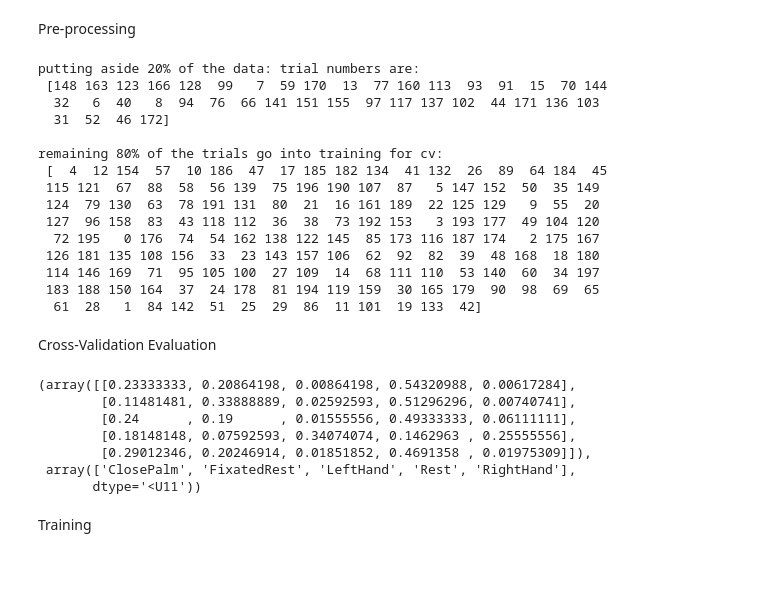
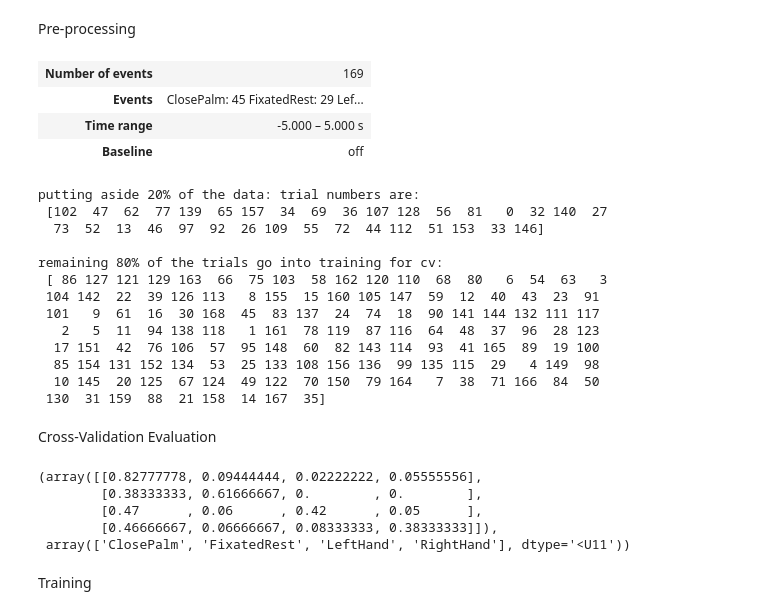
Before and after one commit to Giladsc/3rd_arm_MI, a Jupyter notebook: notebooks/Main_Experiment.ipynb, the cells around one changed output. Cells and saved outputs as stored; diff of their text form; code cells hidden in the pictures; blank space fills up the shorter version.

Commit message:
Added full epoch classification metrics

```diff
--- a/notebooks/Main_Experiment.ipynb
+++ b/notebooks/Main_Experiment.ipynb
@@ -156,3 +186,10 @@ Pre-processing
+# %%
+epochs
+# %% [output]
+| Number of events | 169 |
+| Events | ClosePalm: 45 FixatedRest: 29 Lef... |
+| Time range | -5.000 – 5.000 s |
+| Baseline | off |
 # %%
 events = epochs.events
 event_dict = epochs.event_id
@@ -168,7 +205,7 @@ train_set_labels=returned_dict['train_set_labels']
 validation_set_labels=returned_dict['validation_set_labels']
 validation_set_data_uncropped=returned_dict['validation_set_data_uncropped']
 #define cv on the data:
-cv = StratifiedShuffleSplit(10, test_size=0.2, random_state=random.randrange(1,80))
+cv = StratifiedShuffleSplit(10, test_size=0.2, random_state=22)
 cv_split = cv.split(epochs_cropped.get_data(),events[:,2])
 
 #filter bank related:
@@ -207,20 +244,18 @@ test_data_y_labels=np.array([triggers_label_dict[cur_y] for cur_y in validation_
 augmented_y_labels=np.array([triggers_label_dict[cur_y] for cur_y in augmented_y])
 # %% [output]
 putting aside 20% of the data: trial numbers are:
- [148 163 123 166 128  99   7  59 170  13  77 160 113  93  91  15  70 144
-  32   6  40   8  94  76  66 141 151 155  97 117 137 102  44 171 136 103
-  31  52  46 172]
+ [102  47  62  77 139  65 157  34  69  36 107 128  56  81   0  32 140  27
+  73  52  13  46  97  92  26 109  55  72  44 112  51 153  33 146]
 
 remaining 80% of the trials go into training for cv:
- [  4  12 154  57  10 186  47  17 185 182 134  41 132  26  89  64 184  45
- 115 121  67  88  58  56 139  75 196 190 107  87   5 147 152  50  35 149
- 124  79 130  63  78 191 131  80  21  16 161 189  22 125 129   9  55  20
- 127  96 158  83  43 118 112  36  38  73 192 153   3 193 177  49 104 120
-  72 195   0 176  74  54 162 138 122 145  85 173 116 187 174   2 175 167
- 126 181 135 108 156  33  23 143 157 106  62  92  82  39  48 168  18 180
- 114 146 169  71  95 105 100  27 109  14  68 111 110  53 140  60  34 197
- 183 188 150 164  37  24 178  81 194 119 159  30 165 179  90  98  69  65
-  61  28   1  84 142  51  25  29  86  11 101  19 133  42]
+ [ 86 127 121 129 163  66  75 103  58 162 120 110  68  80   6  54  63   3
+ 104 142  22  39 126 113   8 155  15 160 105 147  59  12  40  43  23  91
+ 101   9  61  16  30 168  45  83 137  24  74  18  90 141 144 132 111 117
+   2   5  11  94 138 118   1 161  78 119  87 116  64  48  37  96  28 123
+  17 151  42  76 106  57  95 148  60  82 143 114  93  41 165  89  19 100
+  85 154 131 152 134  53  25 133 108 156 136  99 135 115  29   4 149  98
+  10 145  20 125  67 124  49 122  70 150  79 164   7  38  71 166  84  50
+ 130  31 159  88  21 158  14 167  35]
 # %% [markdown]
 Cross-Validation Evaluation
 # %%
@@ -228,14 +263,14 @@ scores_windows, folds_confusion_matrices_per_window, w_times =run_windowed_class
 # %%
 plot_accuracy_over_time(scores_windows, w_times, params_dict, axes_handle=None)
 plot_average_confusion_fixed_cv(folds_confusion_matrices_per_window, w_times, t_start=-2, t_end=0)
+plot_average_confusion_fixed_cv(folds_confusion_matrices_per_window, w_times, t_start=2, t_end=5)
+plot_average_confusion_fixed_cv(folds_confusion_matrices_per_window, w_times, t_start=0, t_end=5)
 # %% [output]
-(array([[0.23333333, 0.20864198, 0.00864198, 0.54320988, 0.00617284],
-        [0.11481481, 0.33888889, 0.02592593, 0.51296296, 0.00740741],
-        [0.24      , 0.19      , 0.01555556, 0.49333333, 0.06111111],
-        [0.18148148, 0.07592593, 0.34074074, 0.1462963 , 0.25555556],
-        [0.29012346, 0.20246914, 0.01851852, 0.4691358 , 0.01975309]]),
- array(['ClosePalm', 'FixatedRest', 'LeftHand', 'Rest', 'RightHand'],
-       dtype='<U11'))
+(array([[0.82777778, 0.09444444, 0.02222222, 0.05555556],
+        [0.38333333, 0.61666667, 0.        , 0.        ],
+        [0.47      , 0.06      , 0.42      , 0.05      ],
+        [0.46666667, 0.06666667, 0.08333333, 0.38333333]]),
+ array(['ClosePalm', 'FixatedRest', 'LeftHand', 'RightHand'], dtype='<U11'))
 # %%
 scores_windows_s1 = scores_windows
 folds_cm_s1 = folds_confusion_matrices_per_window
```
Also changed, not shown: parts of 23 cells of this notebook, 35 other files.
